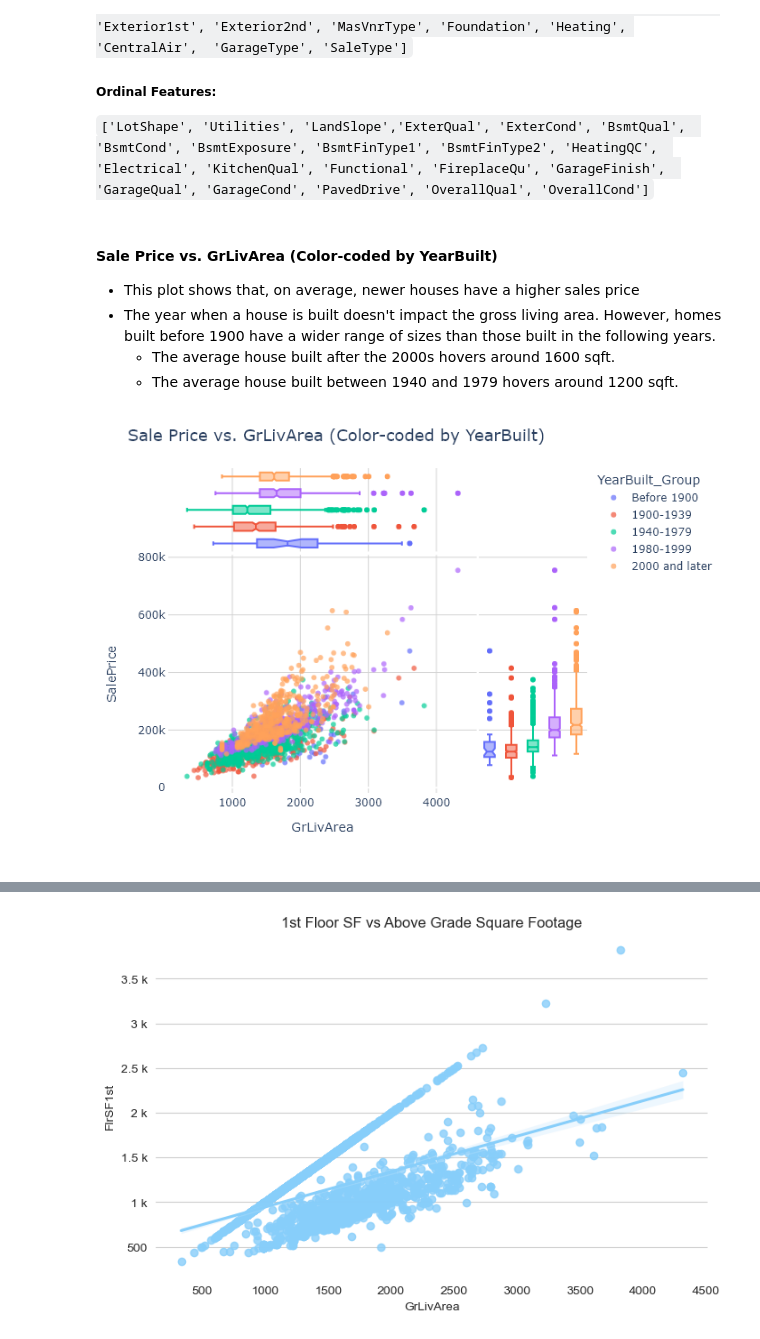
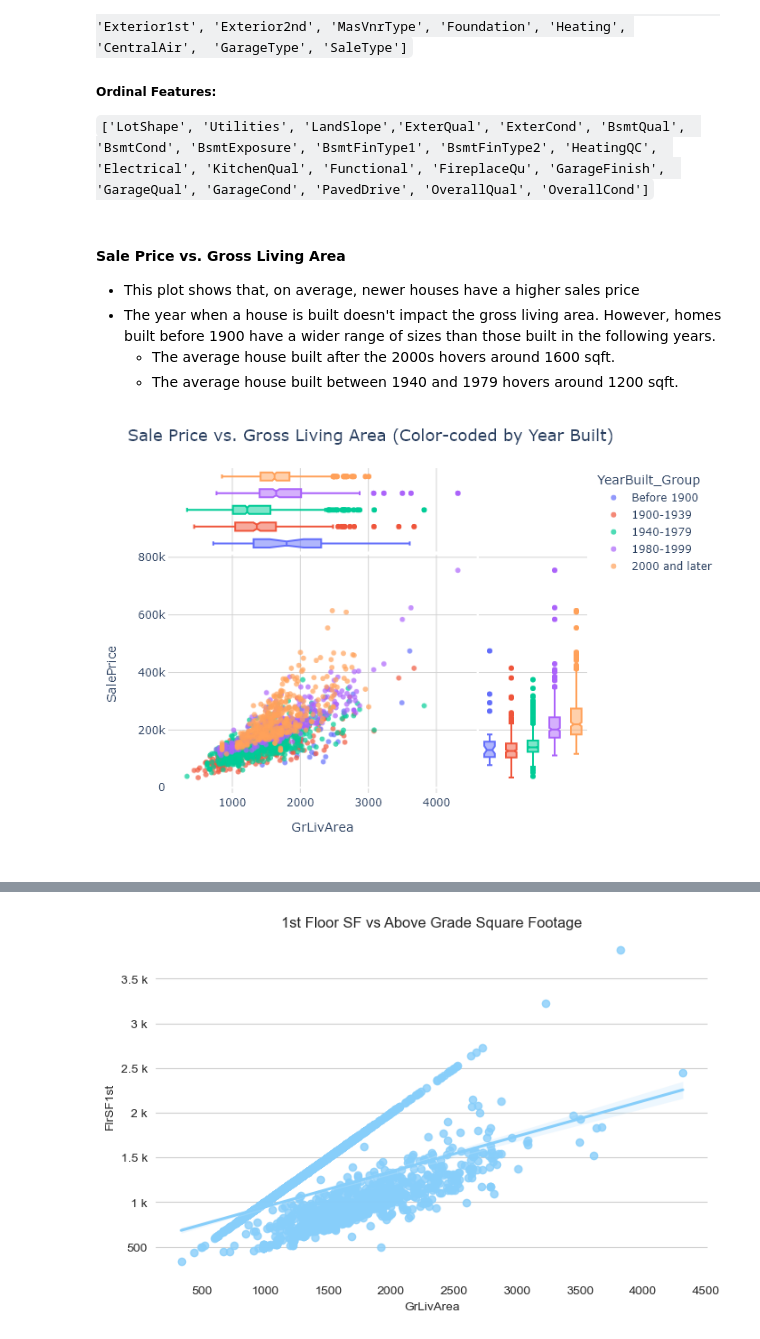
Before and after one commit to franciscapalacios/housing_project, a Jupyter notebook: 1_Preprocessing.ipynb, the cells around one changed output, grey strips where cells are left out. Saved outputs shown, nothing was run; the diff lists cells and outputs as text; code cells hidden in the pictures.

```diff
--- a/1_Preprocessing.ipynb
+++ b/1_Preprocessing.ipynb
@@ -20,12 +20,12 @@ warnings.filterwarnings('ignore')
 ## Loading the data
 # %%
 # Load the data
-df = pd.read_csv('data/Ames_Housing_Price_Data.csv', index_col=0)
+df = pd.read_csv('data/Ames_Housing_Price_Data.csv', index_col=0)#.iloc[:,1:]
 print('df shape:', df.shape, '\n')
 df.rename(columns = {'1stFlrSF':'FlrSF1st', '2ndFlrSF':'FlrSF2nd'}, inplace = True)
 
 df = df[df.SaleCondition == 'Normal']
-df1 = df[~df.MSZoning.isin(['C (all)', 'I (all)', 'A (all)', 'A (agr)'])] # not residential
+df = df[~df.MSZoning.isin(['C (all)', 'I (all)', 'A (all)', 'A (agr)'])] # not residential
 
 print(df['PID'].value_counts(sort=True).head(5), '\n') #PID 909276070 has a duplicate
 df.drop_duplicates(subset=["PID"], inplace=True) #drop duplicates but keep first
@@ -211,7 +220,7 @@ df_2010 = impute_null(df_2010)
                     'Electrical', 'KitchenQual', 'Functional', 'FireplaceQu', 'GarageFinish',
                     'GarageQual', 'GarageCond', 'PavedDrive', 'OverallQual', 'OverallCond']`
 # %% [markdown]
-#### Sale Price vs. GrLivArea (Color-coded by YearBuilt)
+#### Sale Price vs. Gross Living Area
 - This plot shows that, on average, newer houses have a higher sales price
 - The year when a house is built doesn't impact the gross living area. However, homes built before 1900 have a wider range of sizes than those built in the following years.
     - The average house built after the 2000s hovers around 1600 sqft.
@@ -219,33 +228,34 @@ df_2010 = impute_null(df_2010)
 # %%
 # Create the bins for 'YearBuilt'
 bins = [min(df['YearBuilt']), 1900, 1940, 1980, 2000, max(df['YearBuilt'])]
 
 # Create custom labels based on the years in each group
 labels = ['Before 1900', '1900-1939', '1940-1979', '1980-1999', '2000 and later']
 
 # Create the 'YearBuilt_Group' column with custom labels for 'YearBuilt' groups
 df['YearBuilt_Group'] = pd.cut(df['YearBuilt'], bins=bins, labels=labels)
 
 fig = px.scatter(data_frame=df, x='GrLivArea', y='SalePrice',
            color='YearBuilt_Group',
            color_discrete_sequence=px.colors.qualitative.Plotly,
            opacity=0.7,
            category_orders= {'YearBuilt_Group': labels},
            marginal_x='box',
            marginal_y='box')
 
 fig.update_layout(
-    title='Sale Price vs. GrLivArea (Color-coded by YearBuilt)',
+    title='Sale Price vs. Gross Living Area (Color-coded by Year Built)',
     title_font=dict(size=18),  # Increase the title font size to 24
     plot_bgcolor='white'
 )
 
 fig.update_xaxes(showline=True, gridcolor='lightgray')
 fig.update_yaxes(showline=True, gridcolor='lightgray')
 
 fig.show()
+df['YearBuilt_Group']=df['YearBuilt_Group'].cat.add_categories(0) #to fix modify_features function df = df.fillna(0)
 # %% [output]
-[figure, old version]
+[figure, new version]
 # %%
 fig, ax = plt.subplots(figsize=(8,5))
 sns.despine(left=True, bottom=True)
```
Also changed, not shown: parts of 19 cells of this notebook, 1 other file.
